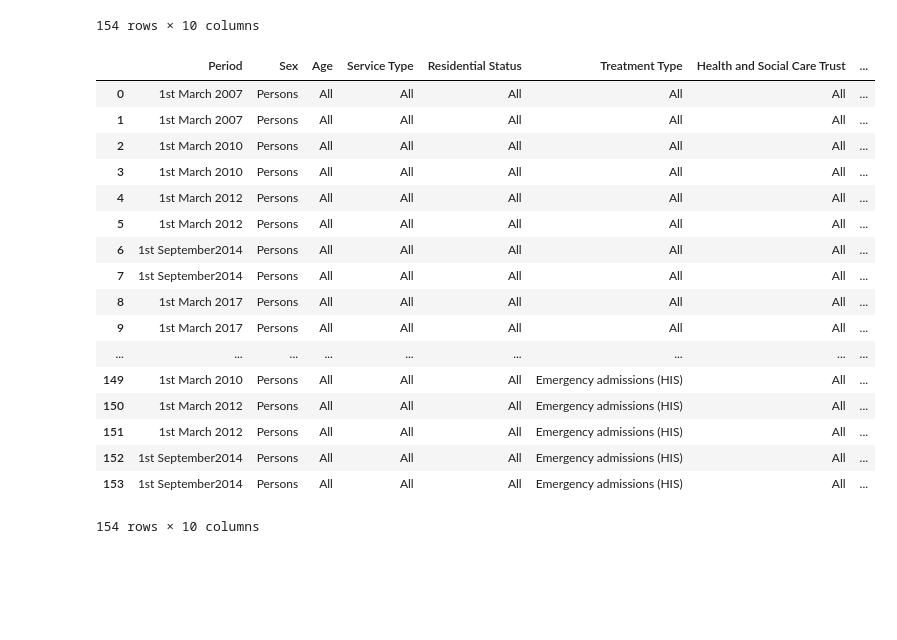
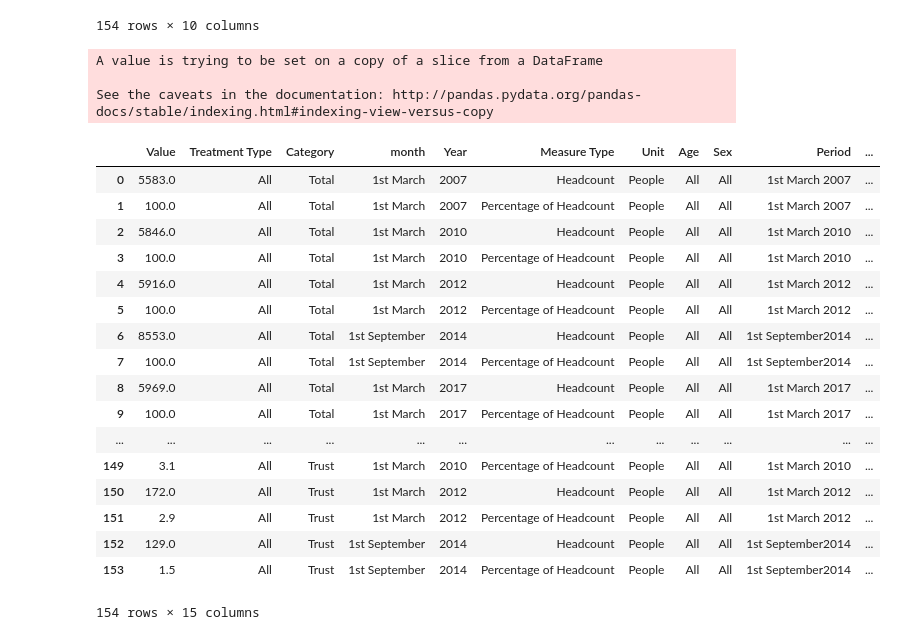
Before and after one commit to GSS-Cogs/DH-NI-Drug-and-Alcohol-Treatment-Services, a Jupyter notebook: Treatment Services by Comparison table.ipynb, the cells around one changed output. Saved outputs shown, nothing was run; the diff lists cells and outputs as text; code cells hidden in the pictures; blank space fills up the shorter version.

Commit message:
Trying to sort out mess of merged rowsn

```diff
--- a/Treatment Services by Comparison table.ipynb
+++ b/Treatment Services by Comparison table.ipynb
@@ -183,3 +176,6 @@ array([None, 'Male', 'Female  ', 'Under 18 ', '18 and over',
+# %%
+new_table['Treatment Type'].unique()
+new_table['Treatment Type'] = new_table['Treatment Type'].str.strip() #Get rid of extra spce at end of Under 18
 # %%
 new_table['Treatment Type'].fillna('All', inplace = True)
 # %%
@@ -203,4 +199,44 @@ new_table
 | 152 | 129.0 | Emergency admissions (HIS) | Trust | 1st September | 2014 | Headcount | People | All | Persons | 1st September2014 |
 | 153 | 1.5 | Emergency admissions (HIS) | Trust | 1st September | 2014 | Percentage of Headcount | People | All | Persons | 1st September2014 |
 154 rows × 10 columns
+# %%
+new_table['Service Type'] = 'All'
+new_table['Residential Status'] = 'All'
+new_table['Health and Social Care Trust']  = 'All'
+
+new_table['Age'] = np.where(new_table['Category'] == 'Age', new_table['Treatment Type'], 'All')
+new_table['Sex'] = np.where(new_table['Category'] == 'Gender', new_table['Treatment Type'], 'All')
+new_table['Service type'] = np.where(new_table['Category'] == 'Service type', new_table['Treatment Type'], 'All')
+new_table['Residential Status'] = np.where(new_table['Category'] == 'Residential Status', new_table['Treatment Type'], 'All')
+new_table['Trust'] = np.where(new_table['Category'] == 'Trust', new_table['Treatment Type'], 'All')
+
+new_table['Treatment Type'] = np.where(new_table['Category'] == 'Treatment type', new_table['Treatment Type'], 'All')
+
+#new_table.Trust[(new_table['Category'] == 'Trust') &
+                #(new_table['Period'] == '1st March 2007')] = 'Belfast + Northern + South Eastern + Southern + Western'
+
+new_table.to_csv('testCompare.csv', index = False)
+new_table
+# %% [output]
+A value is trying to be set on a copy of a slice from a DataFrame
+
+See the caveats in the documentation: http://pandas.pydata.org/pandas-docs/stable/indexing.html#indexing-view-versus-copy
+|  | Value | Treatment Type | Category | month | Year | Measure Type | Unit | Age | Sex | Period | ... |
+| 0 | 5583.0 | All | Total | 1st March | 2007 | Headcount | People | All | All | 1st March 2007 | ... |
+| 1 | 100.0 | All | Total | 1st March | 2007 | Percentage of Headcount | People | All | All | 1st March 2007 | ... |
+| 2 | 5846.0 | All | Total | 1st March | 2010 | Headcount | People | All | All | 1st March 2010 | ... |
+| 3 | 100.0 | All | Total | 1st March | 2010 | Percentage of Headcount | People | All | All | 1st March 2010 | ... |
+| 4 | 5916.0 | All | Total | 1st March | 2012 | Headcount | People | All | All | 1st March 2012 | ... |
+| 5 | 100.0 | All | Total | 1st March | 2012 | Percentage of Headcount | People | All | All | 1st March 2012 | ... |
+| 6 | 8553.0 | All | Total | 1st September | 2014 | Headcount | People | All | All | 1st September2014 | ... |
+| 7 | 100.0 | All | Total | 1st September | 2014 | Percentage of Headcount | People | All | All | 1st September2014 | ... |
+| 8 | 5969.0 | All | Total | 1st March | 2017 | Headcount | People | All | All | 1st March 2017 | ... |
+| 9 | 100.0 | All | Total | 1st March | 2017 | Percentage of Headcount | People | All | All | 1st March 2017 | ... |
+| ... | ... | ... | ... | ... | ... | ... | ... | ... | ... | ... | ... |
+| 149 | 3.1 | All | Trust | 1st March | 2010 | Percentage of Headcount | People | All | All | 1st March 2010 | ... |
+| 150 | 172.0 | All | Trust | 1st March | 2012 | Headcount | People | All | All | 1st March 2012 | ... |
+| 151 | 2.9 | All | Trust | 1st March | 2012 | Percentage of Headcount | People | All | All | 1st March 2012 | ... |
+| 152 | 129.0 | All | Trust | 1st September | 2014 | Headcount | People | All | All | 1st September2014 | ... |
+| 153 | 1.5 | All | Trust | 1st September | 2014 | Percentage of Headcount | People | All | All | 1st September2014 | ... |
+154 rows × 15 columns
 # %%
@@ -212,21 +246,0 @@ new_table = new_table[['Period', 'Sex', 'Age', 'Service Type', 'Residential Stat
-# %%
-new_table
-# %% [output]
-|  | Period | Sex | Age | Service Type | Residential Status | Treatment Type | Health and Social Care Trust | ... |
-| 0 | 1st March 2007 | Persons | All | All | All | All | All | ... |
-| 1 | 1st March 2007 | Persons | All | All | All | All | All | ... |
-| 2 | 1st March 2010 | Persons | All | All | All | All | All | ... |
-| 3 | 1st March 2010 | Persons | All | All | All | All | All | ... |
-| 4 | 1st March 2012 | Persons | All | All | All | All | All | ... |
-| 5 | 1st March 2012 | Persons | All | All | All | All | All | ... |
-| 6 | 1st September2014 | Persons | All | All | All | All | All | ... |
-| 7 | 1st September2014 | Persons | All | All | All | All | All | ... |
-| 8 | 1st March 2017 | Persons | All | All | All | All | All | ... |
-| 9 | 1st March 2017 | Persons | All | All | All | All | All | ... |
-| ... | ... | ... | ... | ... | ... | ... | ... | ... |
-| 149 | 1st March 2010 | Persons | All | All | All | Emergency admissions (HIS) | All | ... |
-| 150 | 1st March 2012 | Persons | All | All | All | Emergency admissions (HIS) | All | ... |
-| 151 | 1st March 2012 | Persons | All | All | All | Emergency admissions (HIS) | All | ... |
-| 152 | 1st September2014 | Persons | All | All | All | Emergency admissions (HIS) | All | ... |
-| 153 | 1st September2014 | Persons | All | All | All | Emergency admissions (HIS) | All | ... |
-154 rows × 10 columns
```
Also changed, not shown: parts of 7 cells of this notebook.
